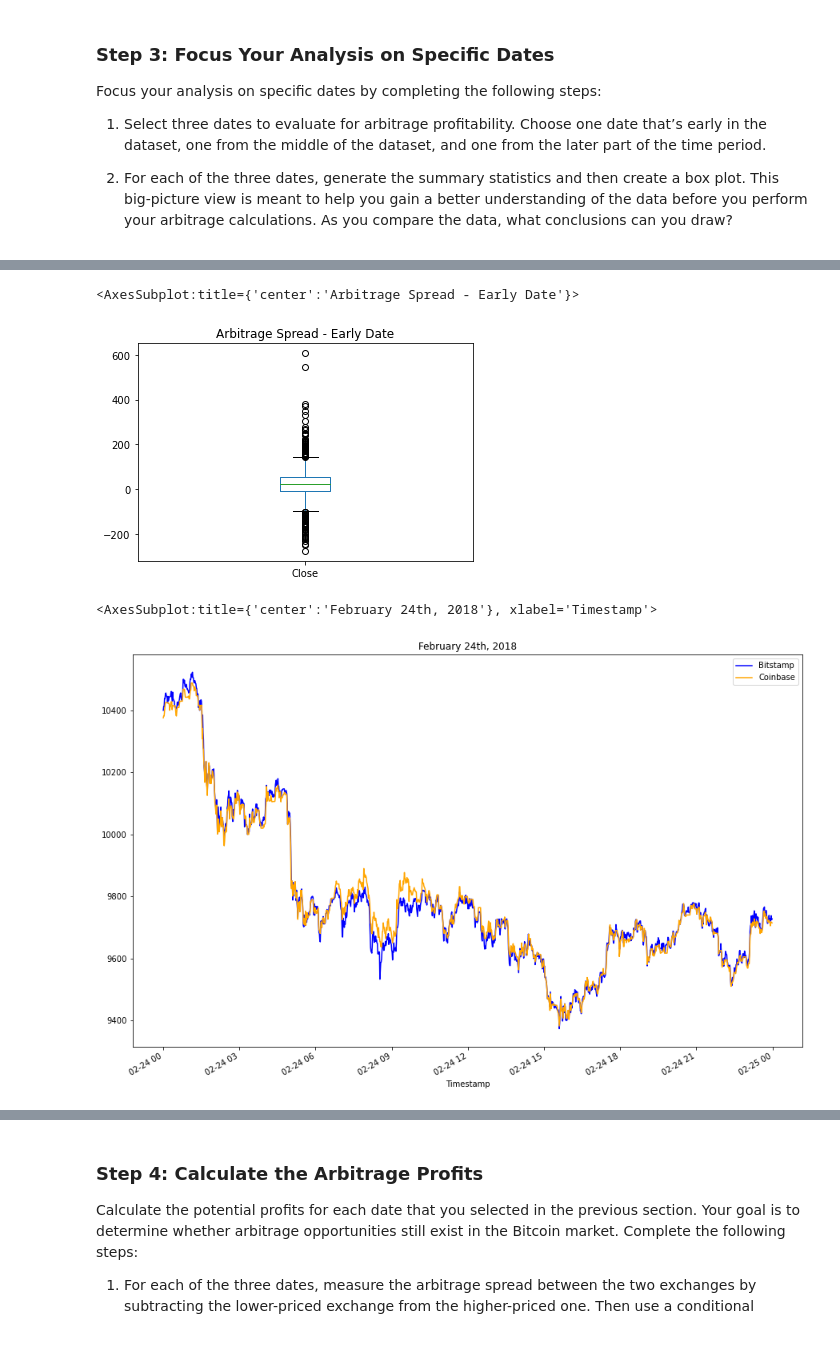
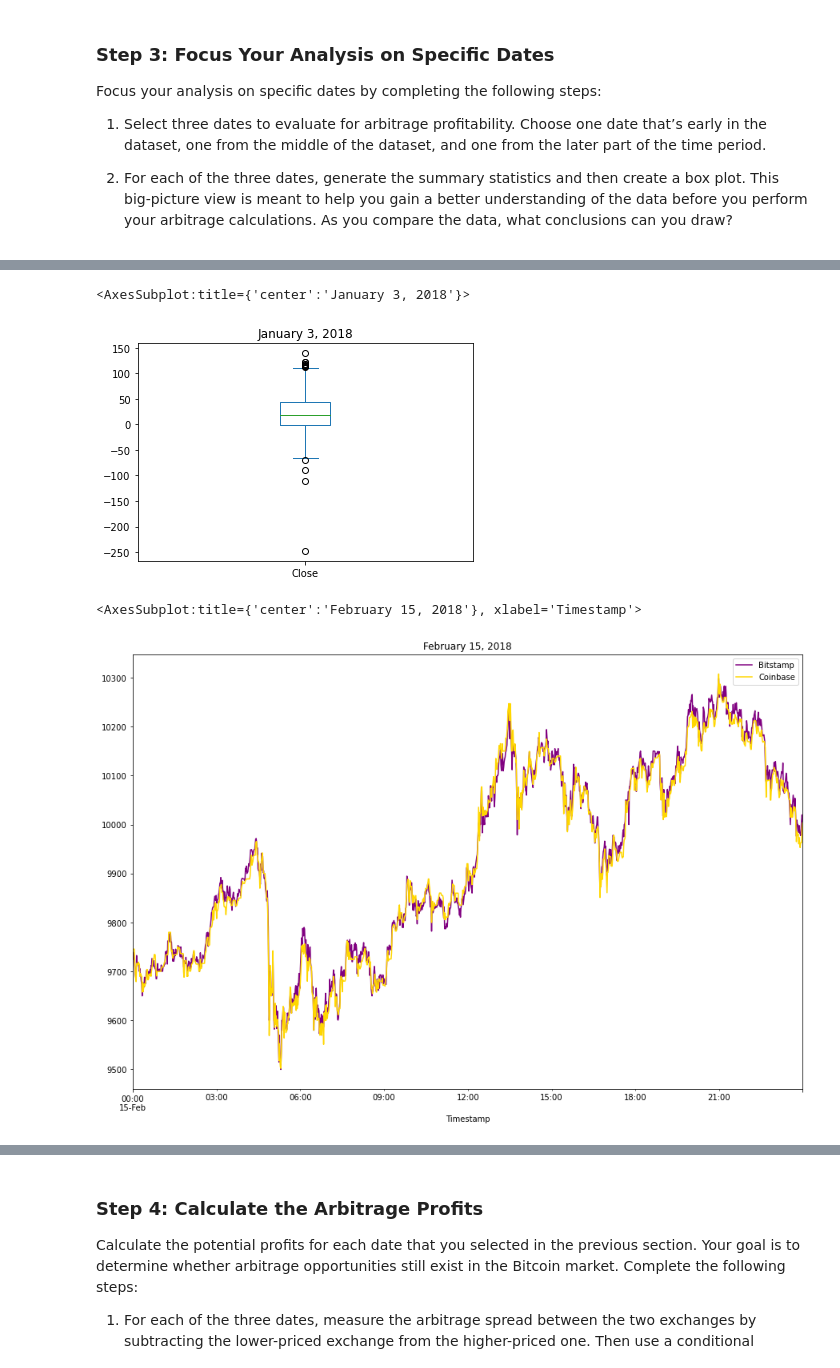
Before and after one commit to naomynaomy/module3challenge, a Jupyter notebook: Starter_Code/crypto_arbitrage.ipynb, the cells around one changed output, grey strips where cells are left out. Cells and saved outputs as stored; diff of their text form; code cells hidden in the pictures.

Commit message:
Create box plots for dataframes

```diff
--- a/Starter_Code/crypto_arbitrage.ipynb
+++ b/Starter_Code/crypto_arbitrage.ipynb
@@ -353,16 +360,17 @@ SyntaxError: invalid syntax (3616388465.py, line 3)
 # %%
 # Visualize the arbitrage spread from early in the dataset in a box plot
-# YOUR CODE HERE
+arbitrage_spread_early.plot(kind="box", title="January 3, 2018")
 # %% [output]
-<AxesSubplot:title={'center':'Arbitrage Spread - Early Date'}>
+<AxesSubplot:title={'center':'January 3, 2018'}>
-[figure, old version]
+[figure, new version]
 # %%
 # Create an overlay plot that visualizes the two dataframes over a period of one day from the middle of the dataset.
 # Be sure that the plots include the parameters `legend`, `figsize`, `title`, `color` and `label`
-# YOUR CODE HERE
+bitstamp_sliced["Close"].loc["2018-02-15":"2018-02-15"].plot(legend=True,figsize=(15,10),title= "February 15, 2018", color="purple",label="Bitstamp")
+coinbase_sliced["Close"].loc["2018-02-15":"2018-02-15"].plot(legend=True,figsize=(15,10),color="gold",label="Coinbase")
 # %% [output]
-<AxesSubplot:title={'center':'February 24th, 2018'}, xlabel='Timestamp'>
+<AxesSubplot:title={'center':'February 15, 2018'}, xlabel='Timestamp'>
-[figure, old version]
+[figure, new version]
 # %%
 # Using the date in the middle that you have selected, calculate the arbitrage spread
 # by subtracting the bitstamp lower closing prices from the coinbase higher closing prices
```
Also changed, not shown: parts of 7 cells of this notebook.
